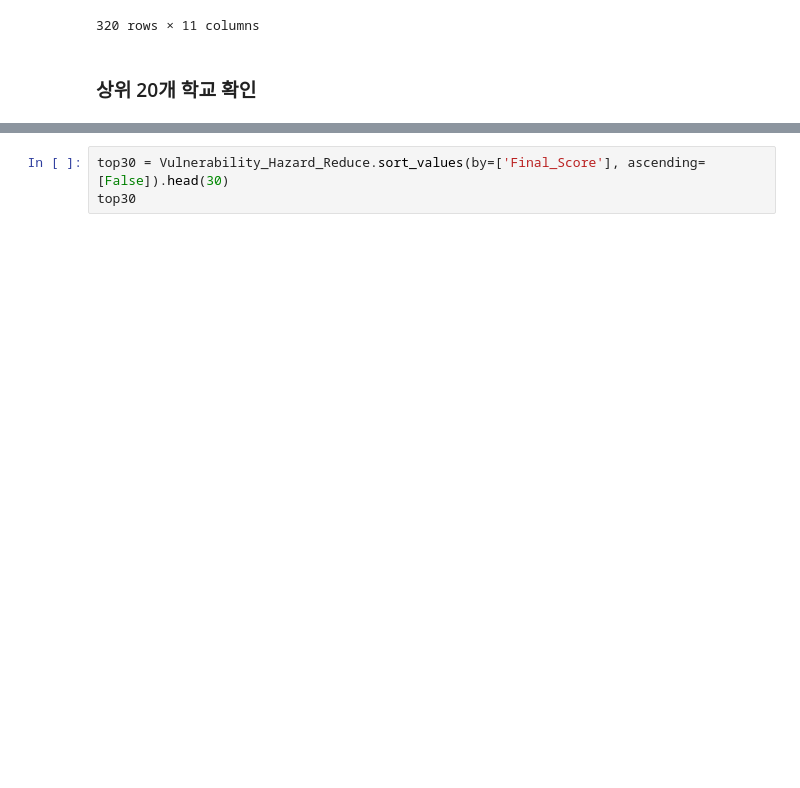
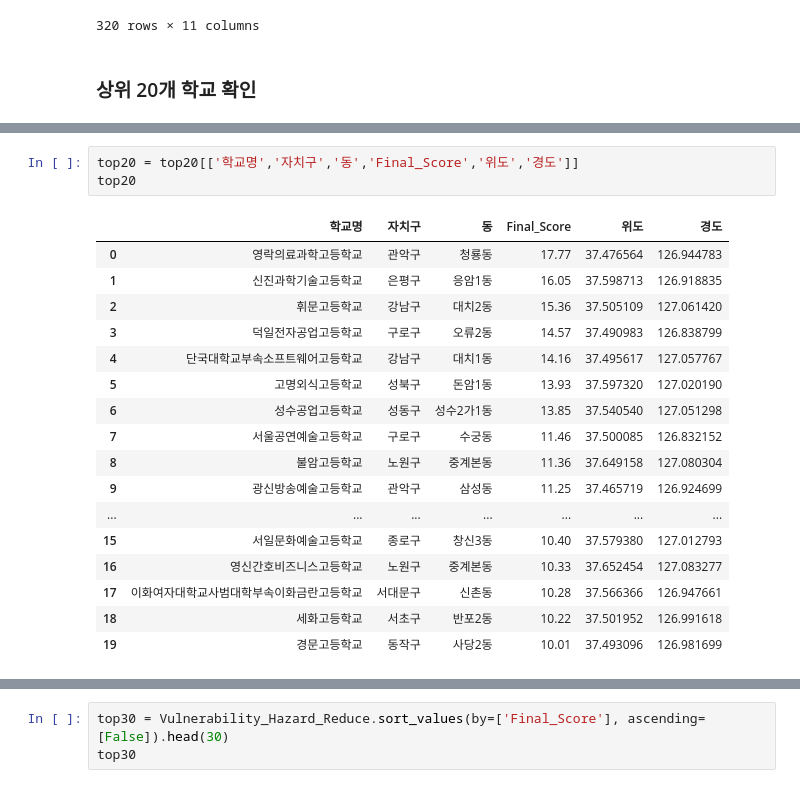
Before and after one commit to nam9296/School_CCTV_Bigdata, a Jupyter notebook: Clustering/2_최종점수산출/Total_Sum.ipynb, the cells around one changed output, grey strips where cells are left out. Saved outputs shown, nothing was run; the diff lists cells and outputs as text; blank space fills up the shorter version.

```diff
--- a/Clustering/2_최종점수산출/Total_Sum.ipynb
+++ b/Clustering/2_최종점수산출/Total_Sum.ipynb
@@ -215,3 +215,24 @@ top20
 | 17 | S010000517 | 이화여자대학교사범대학부속이화금란고등학교 | 신촌동 | 37.566366 | 126.947661 | 5.12 | 서대문구 | 6.57 | 11.69 | ... |
 | 18 | S010000473 | 세화고등학교 | 반포2동 | 37.501952 | 126.991618 | 8.79 | 서초구 | 6.69 | 15.48 | ... |
 | 19 | S010000378 | 경문고등학교 | 사당2동 | 37.493096 | 126.981699 | 5.33 | 동작구 | 5.50 | 10.83 | ... |
+# %%
+top20 = top20[['학교명','자치구','동','Final_Score','위도','경도']]
+top20
+# %% [output]
+|  | 학교명 | 자치구 | 동 | Final_Score | 위도 | 경도 |
+| 0 | 영락의료과학고등학교 | 관악구 | 청룡동 | 17.77 | 37.476564 | 126.944783 |
+| 1 | 신진과학기술고등학교 | 은평구 | 응암1동 | 16.05 | 37.598713 | 126.918835 |
+| 2 | 휘문고등학교 | 강남구 | 대치2동 | 15.36 | 37.505109 | 127.061420 |
+| 3 | 덕일전자공업고등학교 | 구로구 | 오류2동 | 14.57 | 37.490983 | 126.838799 |
+| 4 | 단국대학교부속소프트웨어고등학교 | 강남구 | 대치1동 | 14.16 | 37.495617 | 127.057767 |
+| 5 | 고명외식고등학교 | 성북구 | 돈암1동 | 13.93 | 37.597320 | 127.020190 |
+| 6 | 성수공업고등학교 | 성동구 | 성수2가1동 | 13.85 | 37.540540 | 127.051298 |
+| 7 | 서울공연예술고등학교 | 구로구 | 수궁동 | 11.46 | 37.500085 | 126.832152 |
+| 8 | 불암고등학교 | 노원구 | 중계본동 | 11.36 | 37.649158 | 127.080304 |
+| 9 | 광신방송예술고등학교 | 관악구 | 삼성동 | 11.25 | 37.465719 | 126.924699 |
+| ... | ... | ... | ... | ... | ... | ... |
+| 15 | 서일문화예술고등학교 | 종로구 | 창신3동 | 10.40 | 37.579380 | 127.012793 |
+| 16 | 영신간호비즈니스고등학교 | 노원구 | 중계본동 | 10.33 | 37.652454 | 127.083277 |
+| 17 | 이화여자대학교사범대학부속이화금란고등학교 | 서대문구 | 신촌동 | 10.28 | 37.566366 | 126.947661 |
+| 18 | 세화고등학교 | 서초구 | 반포2동 | 10.22 | 37.501952 | 126.991618 |
+| 19 | 경문고등학교 | 동작구 | 사당2동 | 10.01 | 37.493096 | 126.981699 |
```
Also changed, not shown: parts of 8 cells of this notebook.
